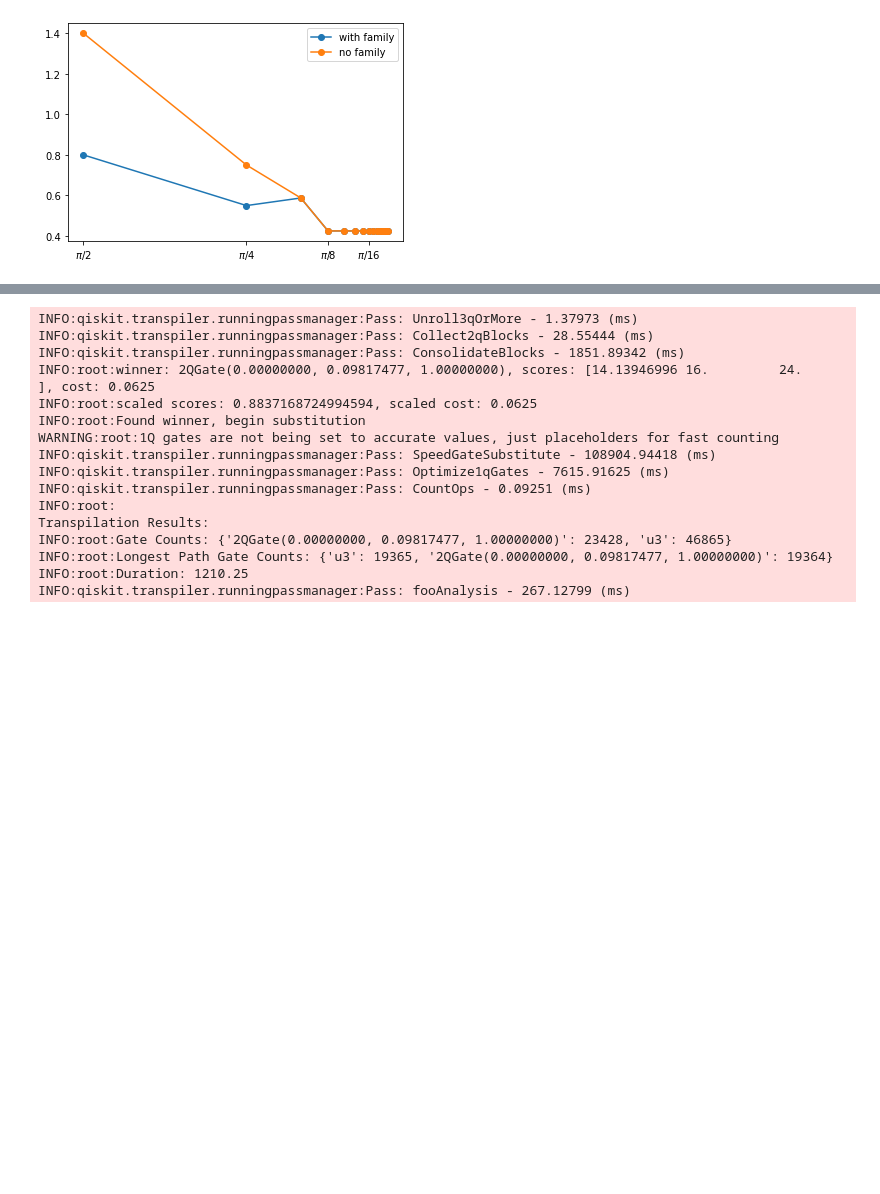
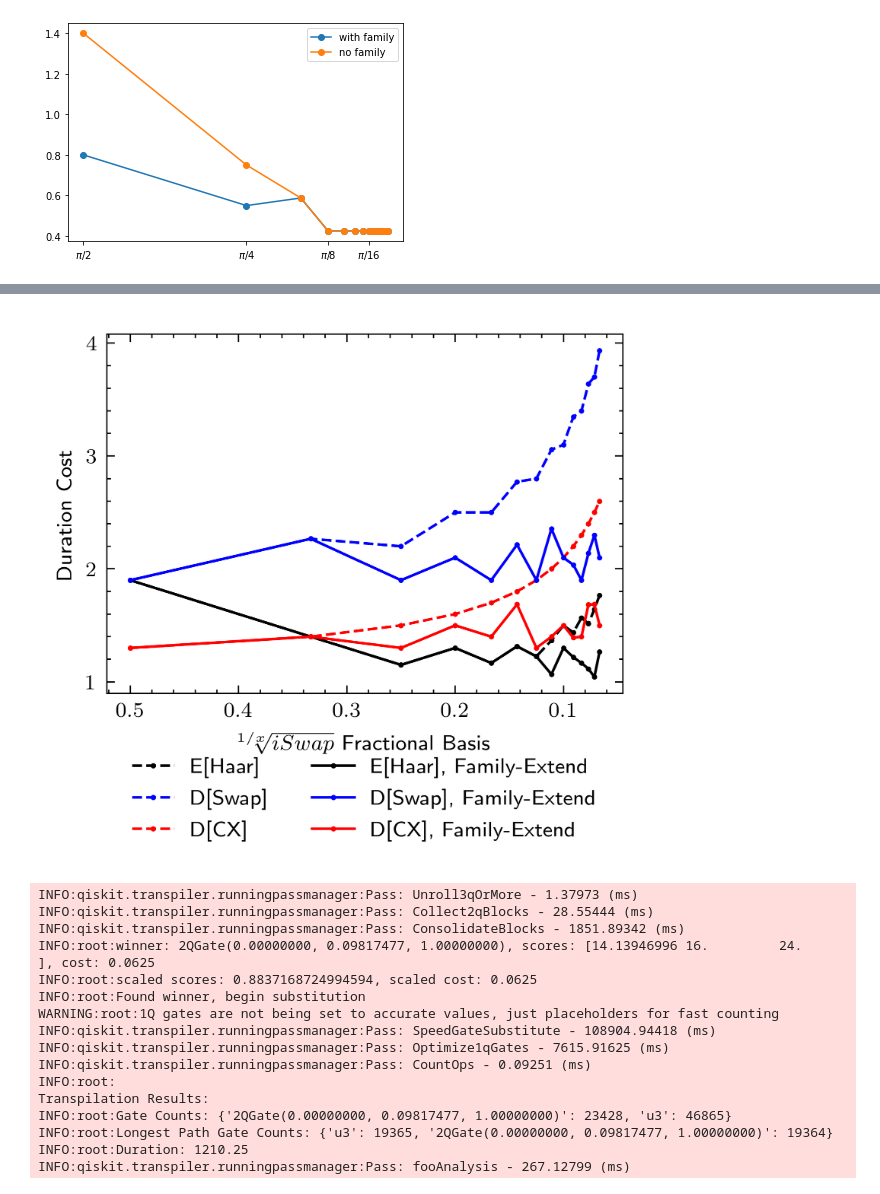
Before and after one commit to Pitt-JonesLab/slam_decomposition, a Jupyter notebook: src/scripts/transpiler_pass/pm_test.ipynb, the cells around one changed output, grey strips where cells are left out. Saved outputs shown, nothing was run; the diff lists cells and outputs as text; code cells hidden in the pictures; blank space fills up the shorter version.

Commit message:
family extend data

```diff
--- a/src/scripts/transpiler_pass/pm_test.ipynb
+++ b/src/scripts/transpiler_pass/pm_test.ipynb
@@ -370,3 +387,31 @@ KeyboardInterrupt:
+# %%
+# use ieee science style
+with plt.style.context(['ieee', 'science']):
+    # plot the results
+    # make figure size smaller for column width
+    fig, ax = plt.subplots(figsize=(3.5, 2.5))
+    for di, duration_1q in enumerate([.25]):
+
+        ax.plot(x_list[1:], no_fam_haar[di][1:], label=f'E[Haar]', marker='o', markersize=1, color='k', linestyle='--')
+        ax.plot(x_list[1:], no_fam_swap[di][1:], label=f'D[Swap]', marker='o', markersize=1, color='b', linestyle='--')
+        ax.plot(x_list[1:], no_fam_cx[di][1:], label=f'D[CX]', marker='o', markersize=1, color='r', linestyle='--')
+
+        ax.plot(x_list[1:], fam_haar[di][1:], label=f'E[Haar], Family-Extend', marker='o', markersize=1, color='k', linestyle='-')
+        ax.plot(x_list[1:], fam_swap[di][1:], label=f'D[Swap], Family-Extend', marker='o', markersize=1, color='b', linestyle='-')
+        ax.plot(x_list[1:], fam_cx[di][1:], label=f'D[CX], Family-Extend',    marker='o', markersize=1, color='r', linestyle='-')
+
+    #legend on bottom
+    ax.legend(loc='upper center', bbox_to_anchor=(0.5, -0.125), ncol=2, frameon=False)
+    # make legend text smaller
+    # reverse x axis
+    plt.xlim(plt.xlim()[::-1])
+    # set x axis label
+    ax.set_xlabel(r'$\sqrt[1/x]{iSwap}$ Fractional Basis')
+    # set y axis label
+    ax.set_ylabel('Duration Cost')
+plt.show();
+# %% [output]
+[figure, added]
 # %%
 # strategy = ['basic_overall', 'weighted_overall', 'weighted_pairwise'][0]
 # basic_metric = [0,1,2][0]
```
Also changed, not shown: parts of 4 cells of this notebook, 32 other files.
